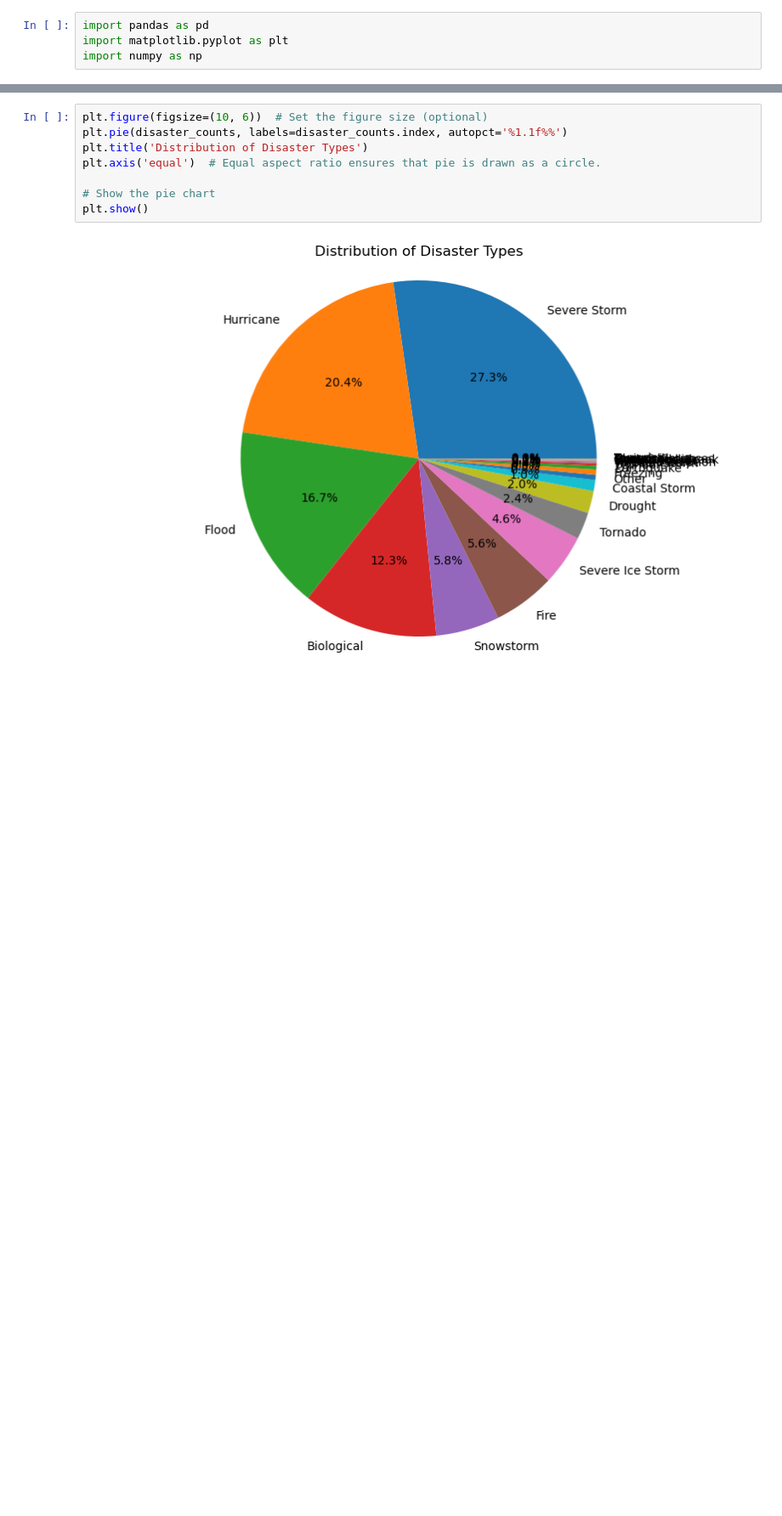
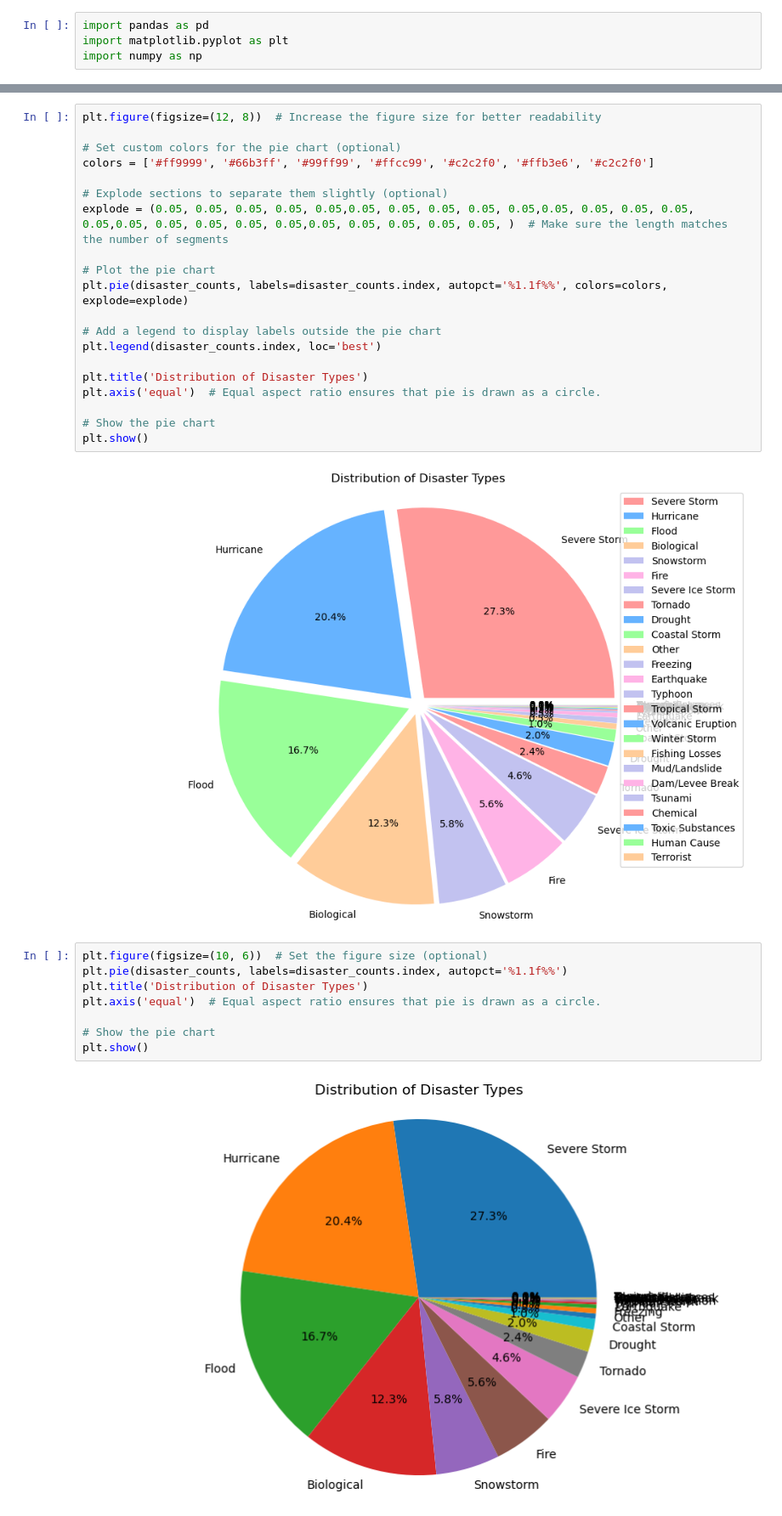
Before and after one commit to ehsan55555/FEMA-Disaster-Analysis-US, a Jupyter notebook: disaster_types.ipynb, the cells around one changed output, grey strips where cells are left out. Shown: that part at 85% size. Drawn from its saved outputs; the diff is of its cells as text; blank space fills up the shorter version.

```diff
--- a/disaster_types.ipynb
+++ b/disaster_types.ipynb
@@ -58,3 +123,25 @@ There are 5 occurrences of Terrorist
+# %%
+plt.figure(figsize=(12, 8))  # Increase the figure size for better readability
+
+# Set custom colors for the pie chart (optional)
+colors = ['#ff9999', '#66b3ff', '#99ff99', '#ffcc99', '#c2c2f0', '#ffb3e6', '#c2c2f0']
+
+# Explode sections to separate them slightly (optional)
+explode = (0.05, 0.05, 0.05, 0.05, 0.05,0.05, 0.05, 0.05, 0.05, 0.05,0.05, 0.05, 0.05, 0.05, 0.05,0.05, 0.05, 0.05, 0.05, 0.05,0.05, 0.05, 0.05, 0.05, 0.05, )  # Make sure the length matches the number of segments
+
+# Plot the pie chart
+plt.pie(disaster_counts, labels=disaster_counts.index, autopct='%1.1f%%', colors=colors, explode=explode)
+
+# Add a legend to display labels outside the pie chart
+plt.legend(disaster_counts.index, loc='best')
+
+plt.title('Distribution of Disaster Types')
+plt.axis('equal')  # Equal aspect ratio ensures that pie is drawn as a circle.
+
+# Show the pie chart
+plt.show()
+# %% [output]
+[figure, added]
 # %%
 plt.figure(figsize=(10, 6))  # Set the figure size (optional)
 plt.pie(disaster_counts, labels=disaster_counts.index, autopct='%1.1f%%')
```
Also changed, not shown: parts of 12 cells of this notebook, 3 other files.
